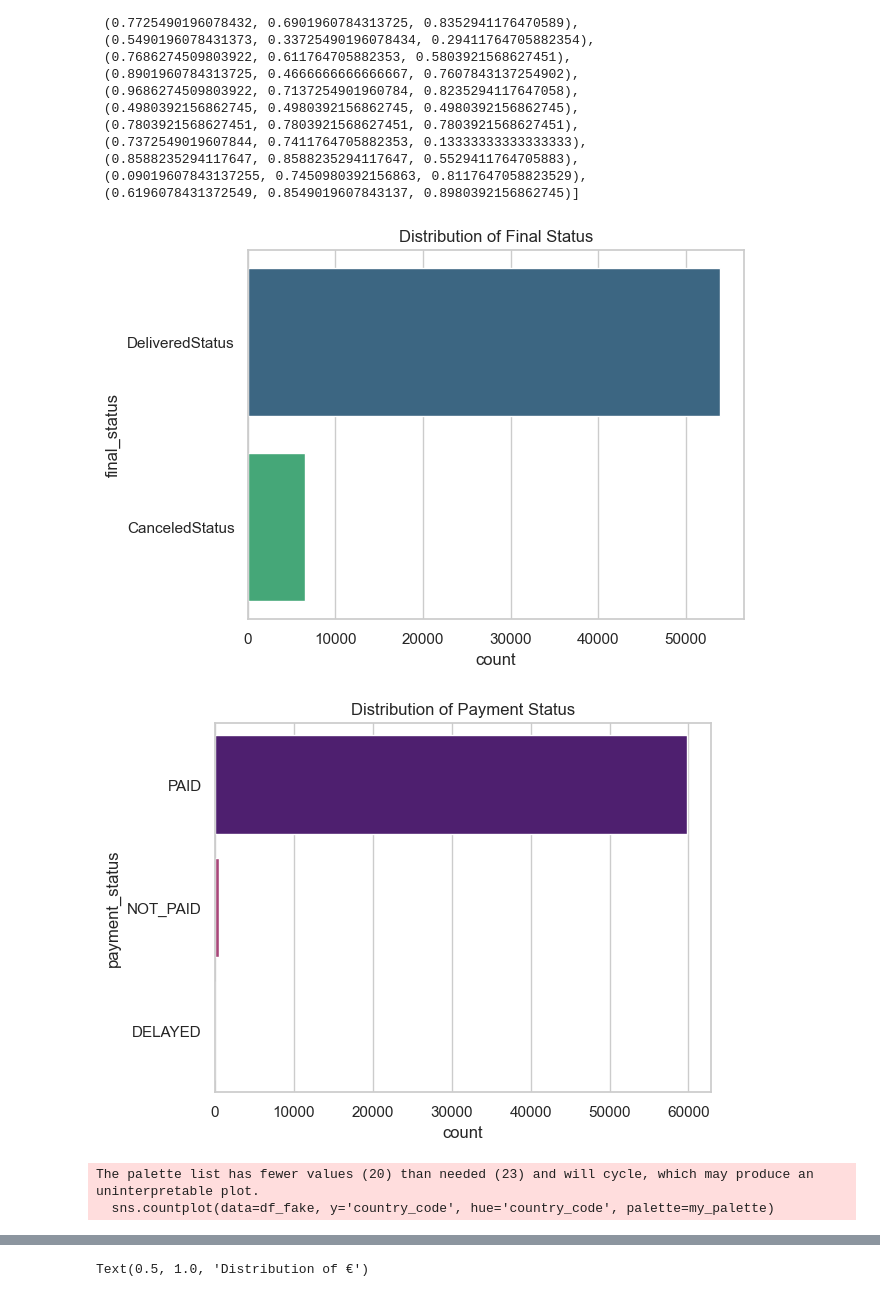
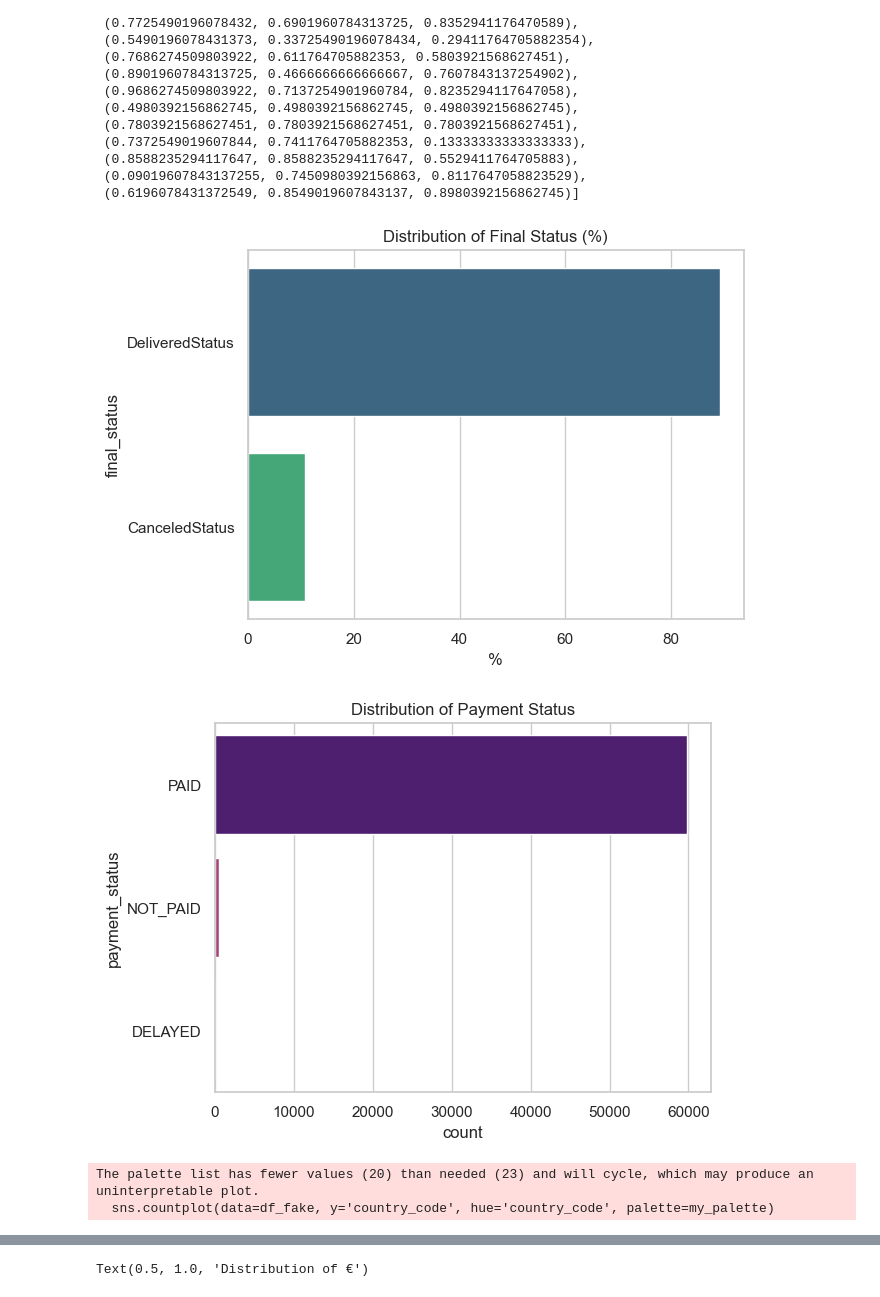
Before and after one commit to elenamartinezg/project-3-ironhack-delivery-es, a Jupyter notebook: project3.ipynb, the cells around one changed output, grey strips where cells are left out. Cells and saved outputs as stored; diff of their text form; code cells hidden in the pictures.

```diff
--- a/project3.ipynb
+++ b/project3.ipynb
@@ -96,3 +96,8 @@ Data columns (total 9 columns):
  8   purchase_total_price   60400 non-null  float64
 dtypes: float64(2), int64(3), object(4)
 memory usage: 4.1+ MB
+# %%
+# Añadimos una columna con la diferencia entre products_total y purchase_total_price
+df_fake['price_difference'] = df_fake['products_total'] - df_fake['purchase_total_price']
+df_fake['authorized'] = df_fake['price_difference'] >= 0
+df_fake
@@ -189,22 +210,23 @@ my_palette
 # %%
 import seaborn as sns
 sns.set(style="whitegrid")
 import matplotlib.pyplot as plt
 
-sns.countplot(data=df_fake, y='final_status', hue='final_status', palette='viridis')
-plt.title("Distribution of Final Status")
+sns.countplot(data=df_fake, y='final_status', hue='final_status', palette='viridis', stat="percent")
+plt.xlabel('%')
+plt.title("Distribution of Final Status (%)")
 plt.show()
 
 sns.countplot(data=df_fake, y='payment_status', hue='payment_status', palette='magma')
 plt.title("Distribution of Payment Status")
 plt.show()
 
 sns.countplot(data=df_fake, y='country_code', hue='country_code', palette=my_palette)
 plt.ylabel("Country Code")
 plt.title("Distribution of Country Code")
 plt.show()
 # %% [output]
-[figure, old version]
+[figure, new version]
 [figure]
 The palette list has fewer values (20) than needed (23) and will cycle, which may produce an uninterpretable plot.
   sns.countplot(data=df_fake, y='country_code', hue='country_code', palette=my_palette)
```
Also changed, not shown: parts of 40 cells of this notebook.
